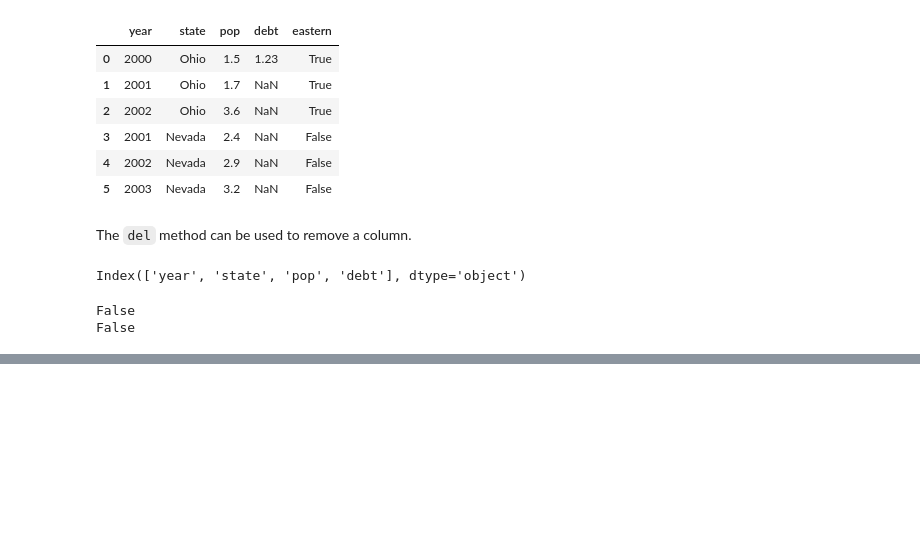
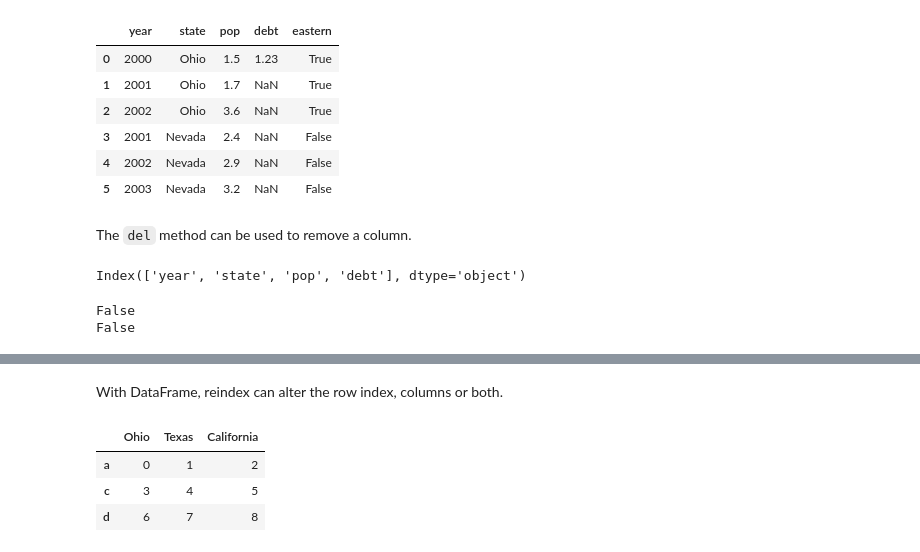
Before and after one commit to Mountain-Biker/pydata-book-practice, a Jupyter notebook: chapter5.ipynb, the cells around one changed output, grey strips where cells are left out. Drawn from its saved outputs; the diff is of its cells as text; code cells hidden in the pictures; blank space fills up the shorter version.

```diff
--- a/chapter5.ipynb
+++ b/chapter5.ipynb
@@ -334,0 +428,2 @@ False
+# %% [markdown]
+With DataFrame, reindex can alter the row index, columns or both.
@@ -334,0 +434,7 @@ False
+# %%
+frame
+# %% [output]
+|  | Ohio | Texas | California |
+| a | 0 | 1 | 2 |
+| c | 3 | 4 | 5 |
+| d | 6 | 7 | 8 |
```
Also changed, not shown: parts of 32 cells of this notebook.
